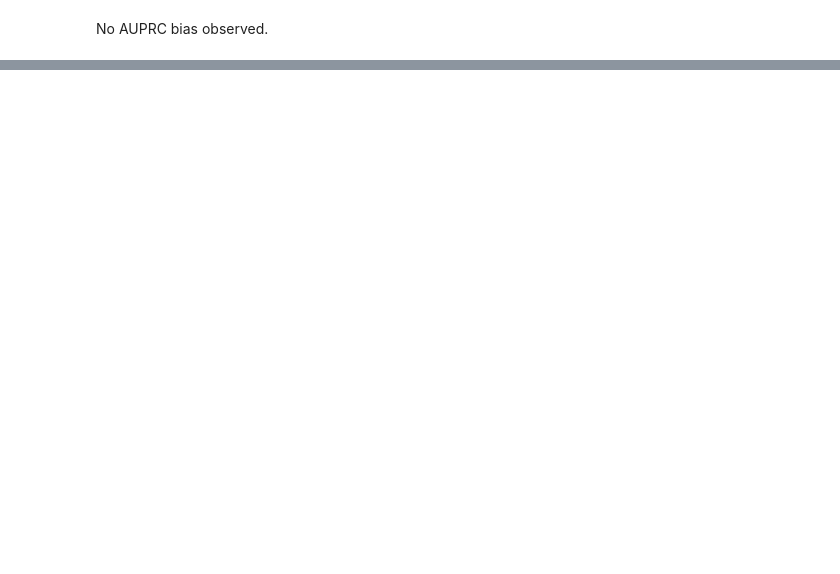
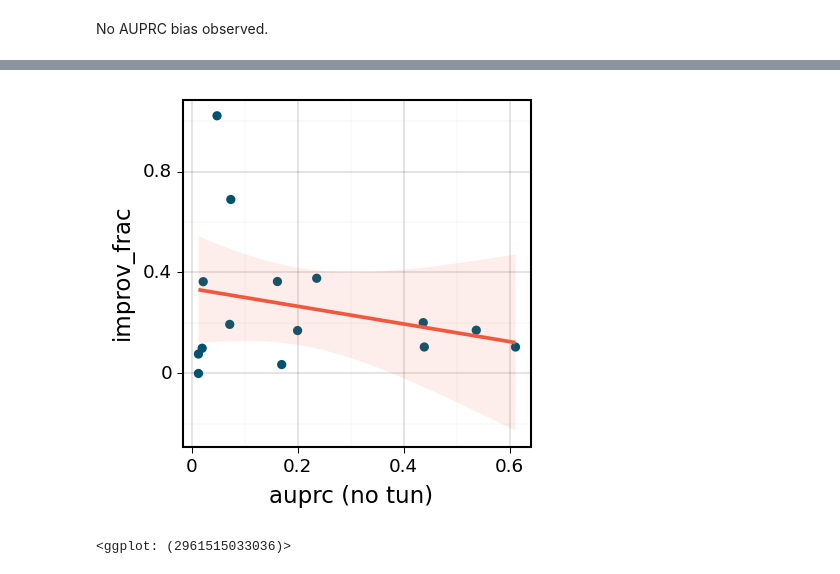
Before and after one commit to BrentLab/TFPertRespExplainer, a Jupyter notebook: WORKING_NOTEBOOKS/Hyparam_tuning.ipynb, the cells around one changed output, grey strips where cells are left out. Cells and saved outputs as stored; diff of their text form; code cells hidden in the pictures; blank space fills up the shorter version.

```diff
--- a/WORKING_NOTEBOOKS/Hyparam_tuning.ipynb
+++ b/WORKING_NOTEBOOKS/Hyparam_tuning.ipynb
@@ -124,0 +193,12 @@ No AUPRC bias observed.
+# %%
+(
+    ggplot(df2, aes(x='auprc_y', y='improv_frac'))
+    + geom_point(color=COLORS['dark_blue'])
+    + geom_smooth(method='lm', color=COLORS['orange'], fill=COLORS['orange'], alpha=.1)
+    + labs(x='auprc (no tun)')
+    + theme_linedraw()
+    + theme(figure_size=(3, 3), dpi=150)
+)
+# %% [output]
+[figure, added]
+<ggplot: (2961515033036)>
```
Also changed, not shown: parts of 15 cells of this notebook, 2 other files.
